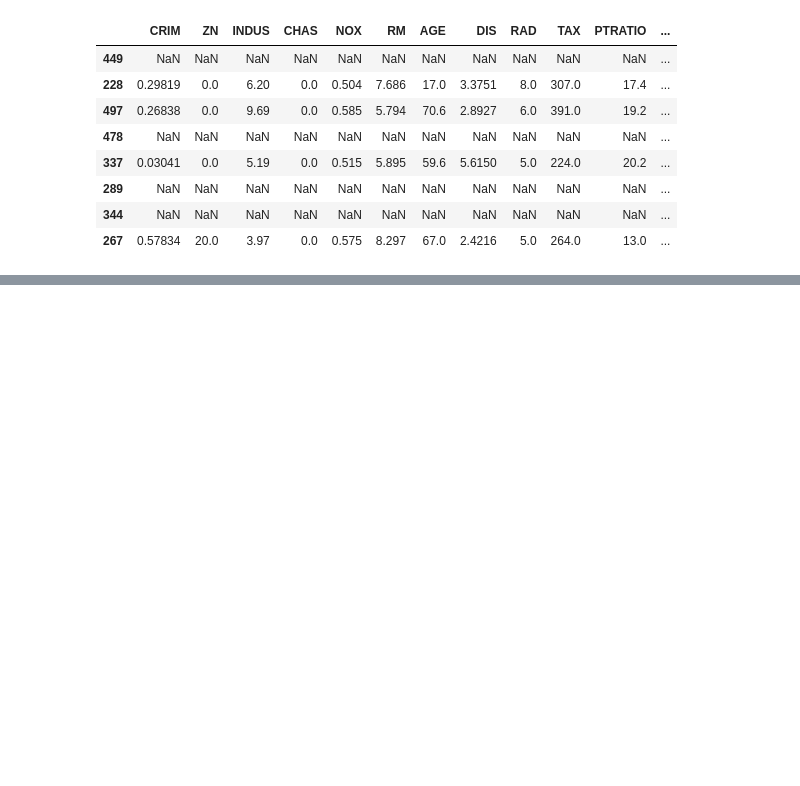
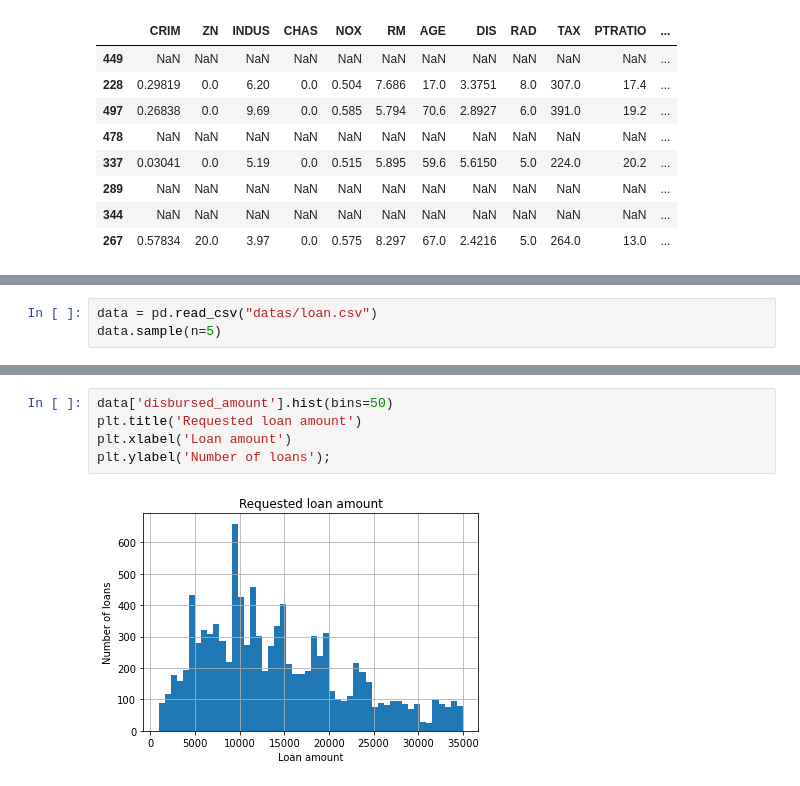
Before and after one commit to dajebbar/feature_engineering, a Jupyter notebook: python_fe/Lec-1.ipynb, the cells around one changed output, grey strips where cells are left out. Drawn from its saved outputs; the diff is of its cells as text; blank space fills up the shorter version.

```diff
--- a/python_fe/Lec-1.ipynb
+++ b/python_fe/Lec-1.ipynb
@@ -300,0 +312,3 @@ df.sample(8)
+# %%
+data = pd.read_csv("datas/loan.csv")
+data.sample(n=5)
@@ -300,0 +329,7 @@ df.sample(8)
+# %%
+data['disbursed_amount'].hist(bins=50)
+plt.title('Requested loan amount')
+plt.xlabel('Loan amount')
+plt.ylabel('Number of loans');
+# %% [output]
+[figure, added]
```
Also changed, not shown: parts of 9 cells of this notebook.
